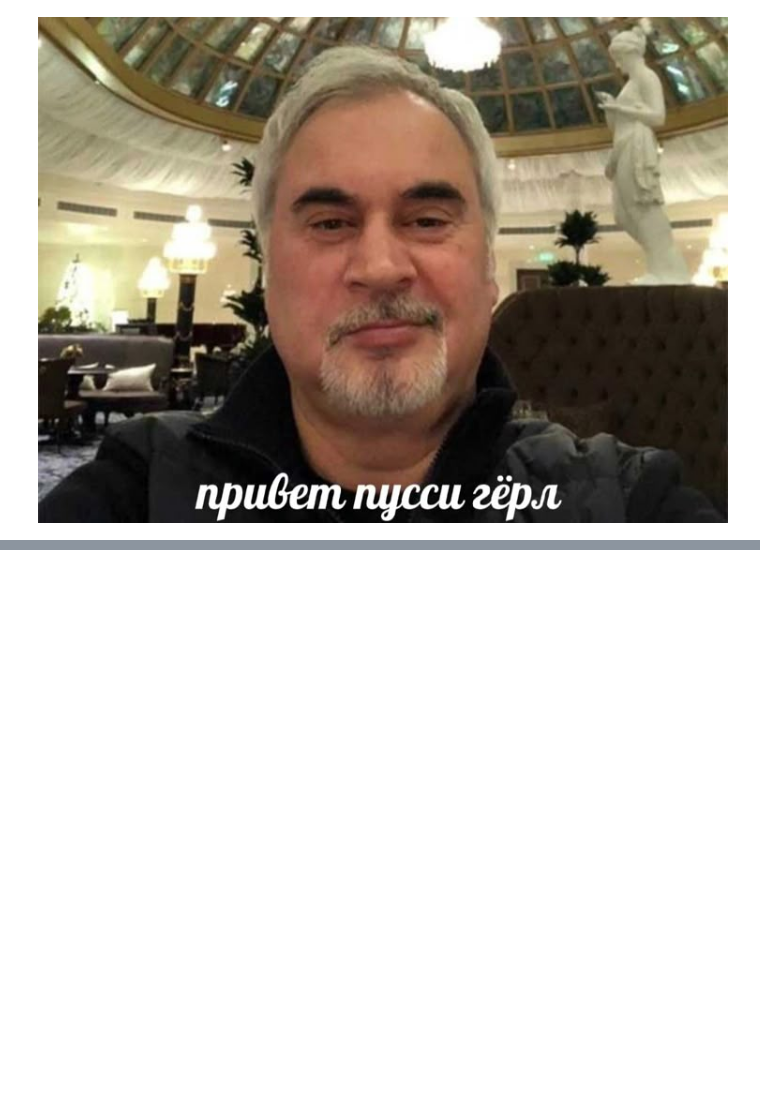
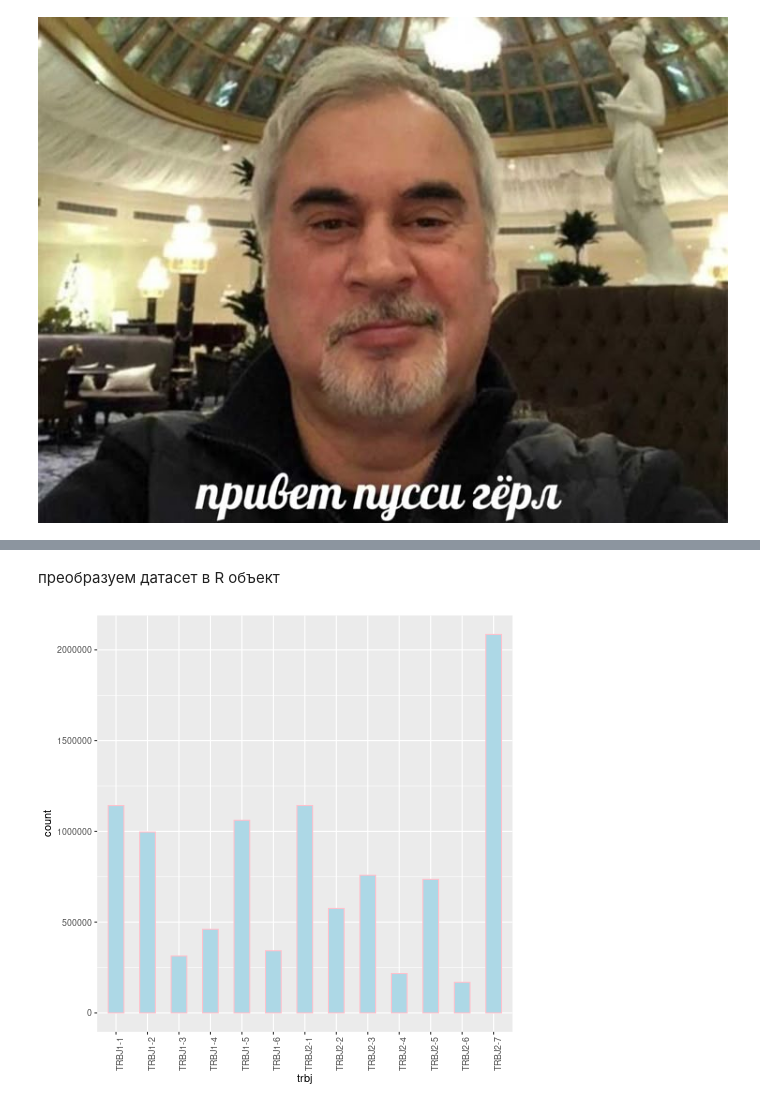
Before and after one commit to im-inna/meow, a Jupyter notebook: победа_hw2_2.ipynb, the cells around one changed output, grey strips where cells are left out. Cells and saved outputs as stored; diff of their text form; code cells hidden in the pictures; blank space fills up the shorter version.

```diff
--- a/победа_hw2_2.ipynb
+++ b/победа_hw2_2.ipynb
@@ -126,0 +171,2 @@ import rpy2.robjects as robjects
+# %% [markdown]
+преобразуем датасет в R объект
@@ -126,0 +175,16 @@ import rpy2.robjects as robjects
+# %%
+trbj_counts_df = trbj_counts.reset_index()
+trbj_counts_df.columns = ['trbj', 'count']
+# %%
+trbj_counts_r = pandas2ri.py2rpy(trbj_counts_df)
+%R -i trbj_counts_r
+# %%
+%%R
+
+library(ggplot2)
+
+ggplot(data = trbj_counts_r, mapping = aes(x = trbj, y = count)) +
+  geom_bar(stat = "identity", width = 0.5, color = "pink", fill = "lightblue") +
+  theme(axis.text.x = element_text(angle = 90, hjust = 1))
+# %% [output]
+[figure, added]
```
Also changed, not shown: parts of 14 cells of this notebook.
